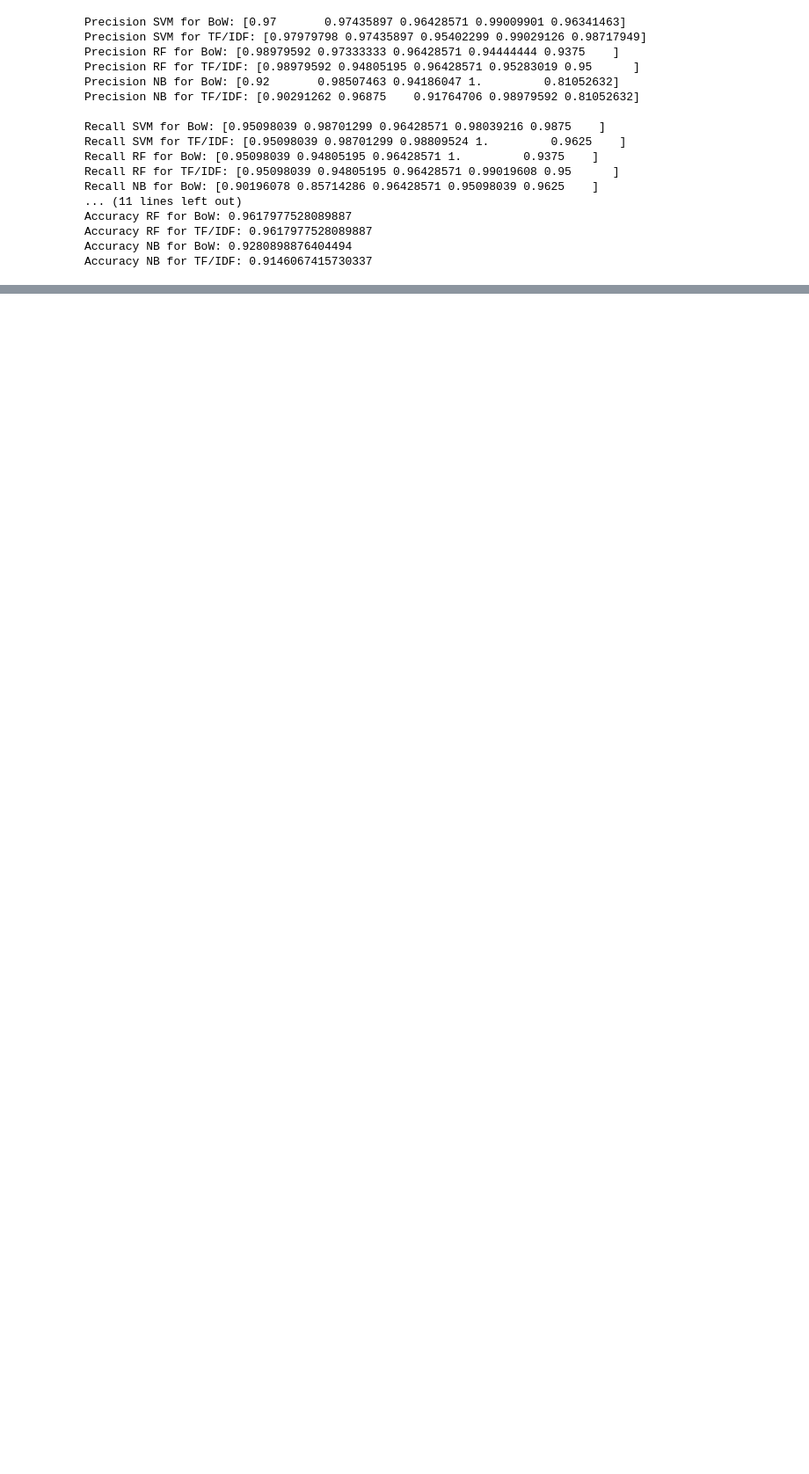
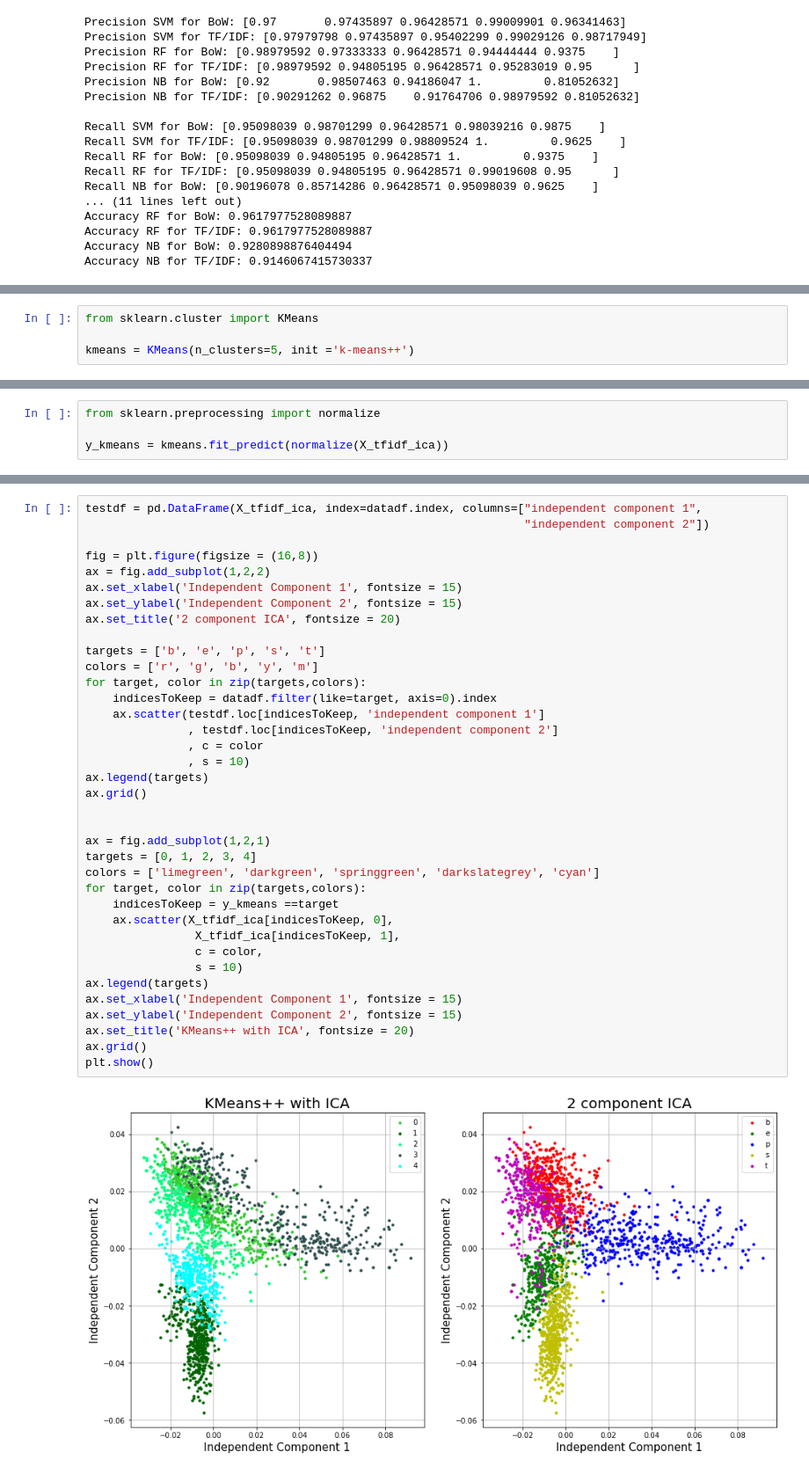
Before and after one commit to mar-fritz/data-mining-assignment-2, a Jupyter notebook: ergasia2.ipynb, the cells around one changed output, grey strips where cells are left out. Shown at 88% size. Saved outputs shown, nothing was run; the diff lists cells and outputs as text; blank space fills up the shorter version.

```diff
--- a/ergasia2.ipynb
+++ b/ergasia2.ipynb
@@ -652,0 +886,4 @@ Accuracy NB for TF/IDF: 0.9146067415730337
+# %%
+from sklearn.cluster import KMeans
+
+kmeans = KMeans(n_clusters=5, init ='k-means++')
@@ -652,0 +892,4 @@ Accuracy NB for TF/IDF: 0.9146067415730337
+# %%
+from sklearn.preprocessing import normalize
+
+y_kmeans = kmeans.fit_predict(normalize(X_tfidf_ica))
@@ -652,0 +898,39 @@ Accuracy NB for TF/IDF: 0.9146067415730337
+# %%
+testdf = pd.DataFrame(X_tfidf_ica, index=datadf.index, columns=["independent component 1",
+                                                                "independent component 2"])
+
+fig = plt.figure(figsize = (16,8))
+ax = fig.add_subplot(1,2,2)
+ax.set_xlabel('Independent Component 1', fontsize = 15)
+ax.set_ylabel('Independent Component 2', fontsize = 15)
+ax.set_title('2 component ICA', fontsize = 20)
+
+targets = ['b', 'e', 'p', 's', 't']
+colors = ['r', 'g', 'b', 'y', 'm']
+for target, color in zip(targets,colors):
+    indicesToKeep = datadf.filter(like=target, axis=0).index
+    ax.scatter(testdf.loc[indicesToKeep, 'independent component 1']
+               , testdf.loc[indicesToKeep, 'independent component 2']
+               , c = color
+               , s = 10)
+ax.legend(targets)
+ax.grid()
+
+
+ax = fig.add_subplot(1,2,1)
+targets = [0, 1, 2, 3, 4]
+colors = ['limegreen', 'darkgreen', 'springgreen', 'darkslategrey', 'cyan']
+for target, color in zip(targets,colors):
+    indicesToKeep = y_kmeans ==target
+    ax.scatter(X_tfidf_ica[indicesToKeep, 0],
+                X_tfidf_ica[indicesToKeep, 1],
+                c = color,
+                s = 10)
+ax.legend(targets)
+ax.set_xlabel('Independent Component 1', fontsize = 15)
+ax.set_ylabel('Independent Component 2', fontsize = 15)
+ax.set_title('KMeans++ with ICA', fontsize = 20)
+ax.grid()
+plt.show()
+# %% [output]
+[figure, added]
```
Also changed, not shown: parts of 47 cells of this notebook.
